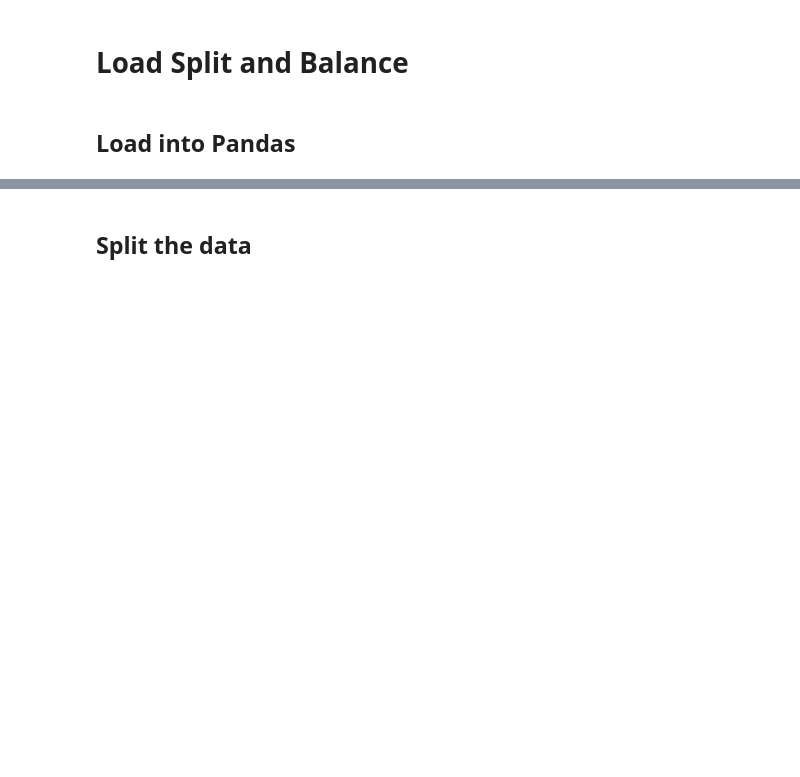
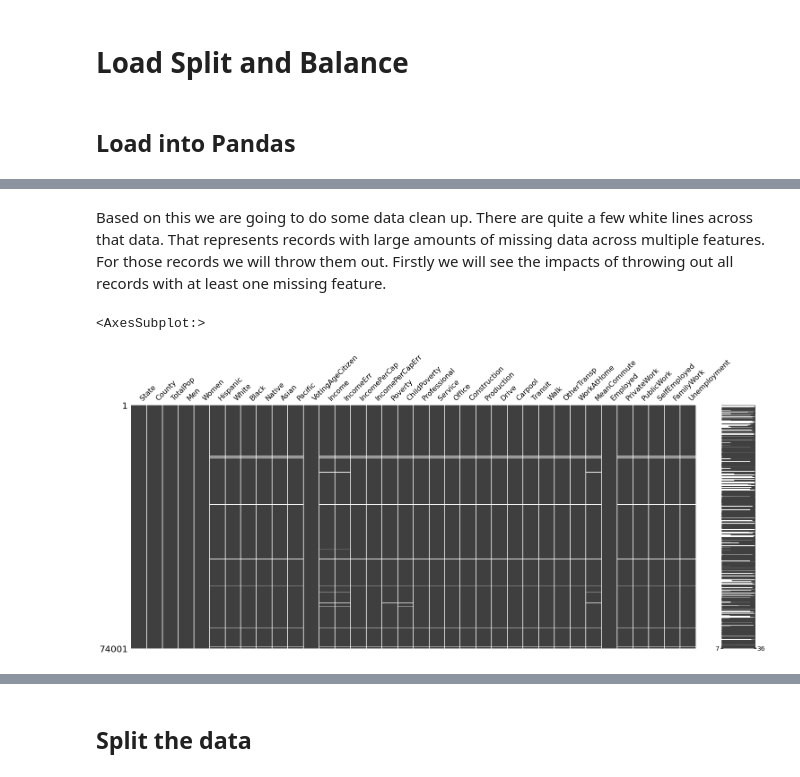
Before and after one commit to stevenjohnlarsen/poverty-data-lab-nn, a Jupyter notebook: CombinedWork.ipynb, the cells around one changed output, grey strips where cells are left out. Saved outputs shown, nothing was run; the diff lists cells and outputs as text; code cells hidden in the pictures; blank space fills up the shorter version.

Commit message:
finished missing research and removal

```diff
--- a/CombinedWork.ipynb
+++ b/CombinedWork.ipynb
@@ -37,0 +31,8 @@ mn.matrix(df)
+# %% [markdown]
+Based on this we are going to do some data clean up.  There are quite a few white lines across that data.  That represents records with large amounts of missing data across multiple features.  For those records we will throw them out. Firstly we will see the impacts of throwing out all records with at least one missing feature.
+# %%
+df = df.drop(columns='TractId')
+mn.matrix(df)
+# %% [output]
+<AxesSubplot:>
+[figure, added]
```
Also changed, not shown: parts of 6 cells of this notebook.
